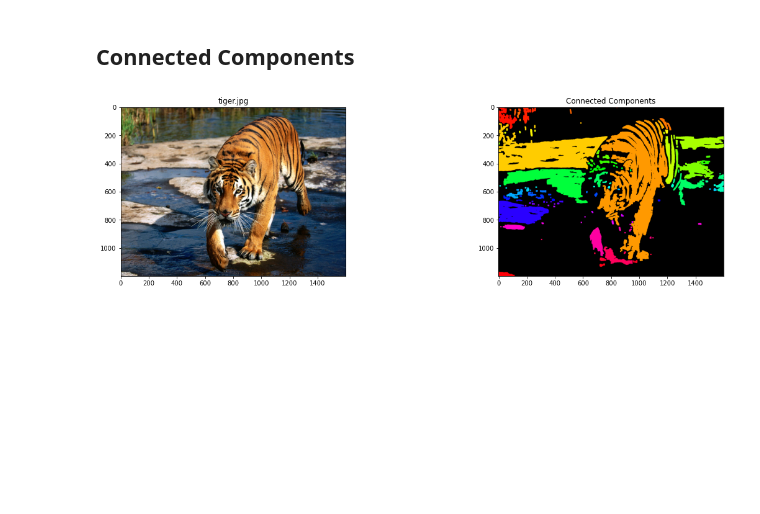
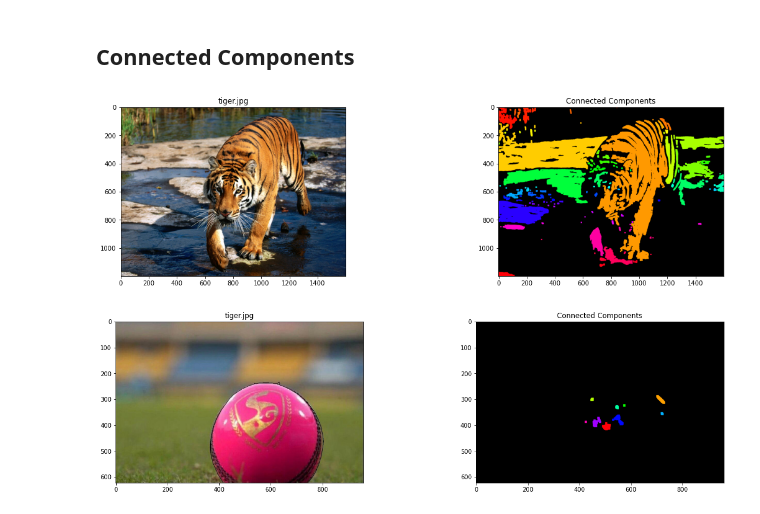
Before and after one commit to Computer-Vision-IIITH-2021/project-hufflepuff, a Jupyter notebook: src/utils.ipynb, the cells around one changed output. Cells and saved outputs as stored; diff of their text form; code cells hidden in the pictures; blank space fills up the shorter version.

```diff
--- a/src/utils.ipynb
+++ b/src/utils.ipynb
@@ -187,3 +187,18 @@ plt.title("Connected Components")
 plt.show()
 # %% [output]
 [figure]
+# %%
+im = cv2.imread(os.path.join(OUTPUTS_DIR, "ball_out.jpeg"))
+im = cv2.cvtColor(im, cv2.COLOR_BGR2RGB)
+im_gray = cv2.cvtColor(im, cv2.COLOR_RGB2GRAY)
+
+plt.figure(figsize=(20,5))
+plt.subplot(121)
+plt.imshow(im)
+plt.title("tiger.jpg")
+plt.subplot(122)
+plt.imshow(getConnectedComp(im_gray, thresh=180)[0])
+plt.title("Connected Components")
+plt.show()
+# %% [output]
+[figure, added]
```
Also changed, not shown: 1 other file.
